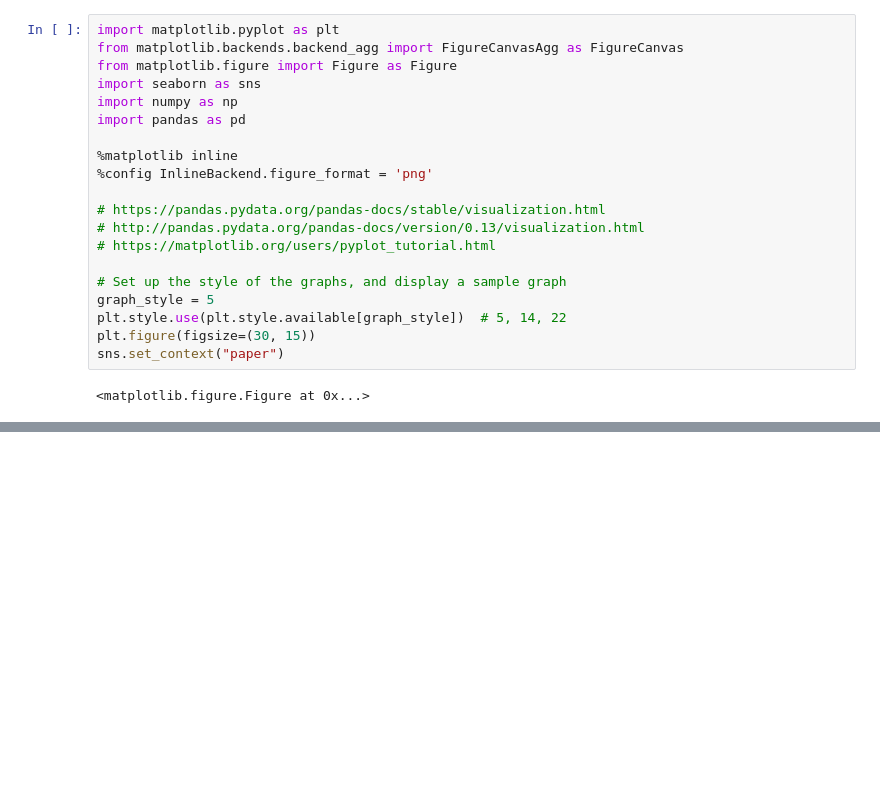
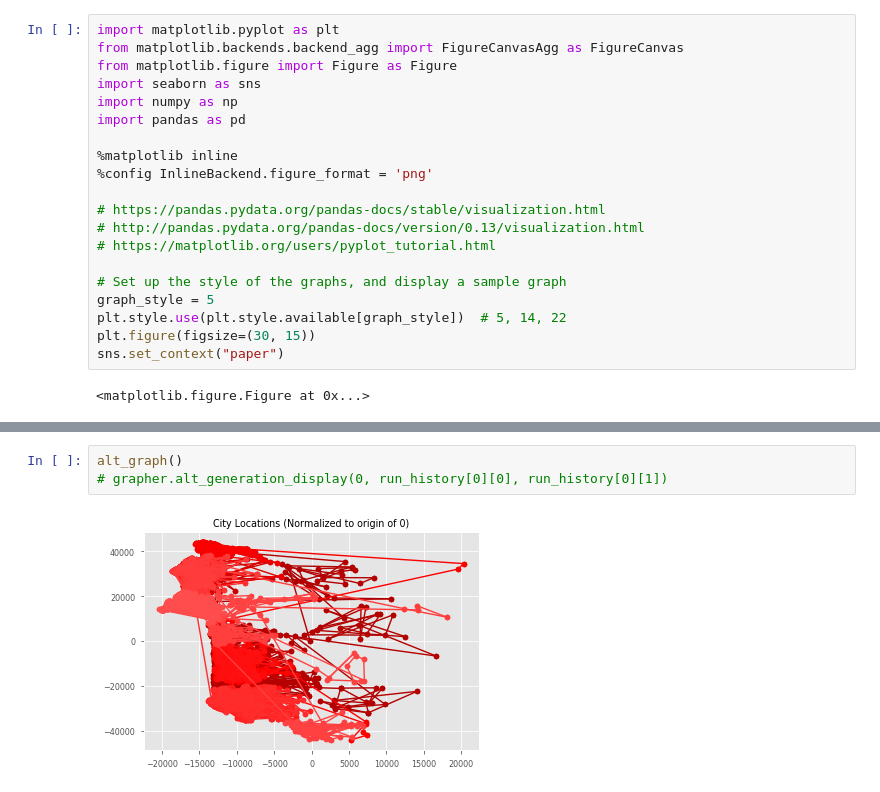
Before and after one commit to ZacharyMN709/COMP-3201---TSP-Evolutionary-Algorithm, a Jupyter notebook: src/HERMES.ipynb, the cells around one changed output, grey strips where cells are left out. Drawn from its saved outputs; the diff is of its cells as text; blank space fills up the shorter version.

```diff
--- a/src/HERMES.ipynb
+++ b/src/HERMES.ipynb
@@ -199,0 +196,5 @@ plt.show()
+# %%
+alt_graph()
+# grapher.alt_generation_display(0, run_history[0][0], run_history[0][1])
+# %% [output]
+[figure, added]
```
Also changed, not shown: parts of 7 cells of this notebook, 7 other files.
